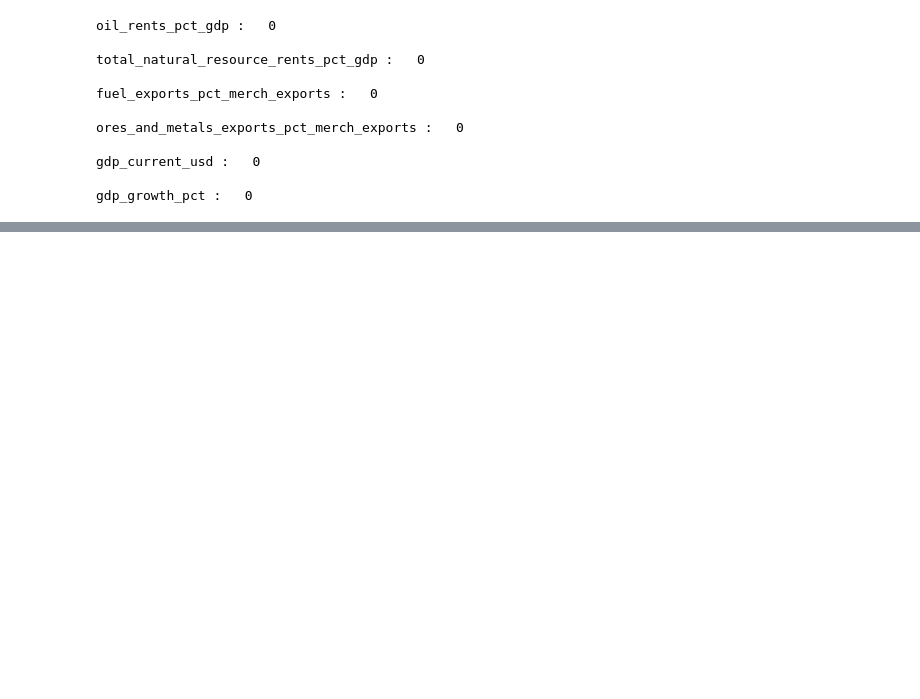
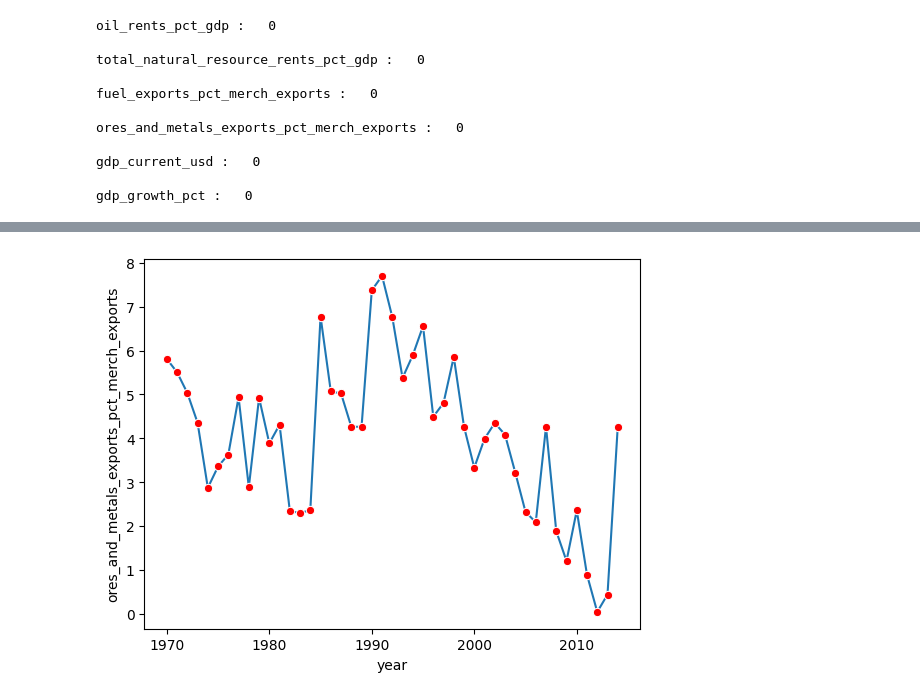
Before and after one commit to amithvardhan99/misc, a Jupyter notebook: Venezuela Resource Dependency & Economy(1960-2023)/notebook.ipynb, the cells around one changed output, grey strips where cells are left out. Cells and saved outputs as stored; diff of their text form; code cells hidden in the pictures; blank space fills up the shorter version.

```diff
--- a/Venezuela Resource Dependency & Economy(1960-2023)/notebook.ipynb
+++ b/Venezuela Resource Dependency & Economy(1960-2023)/notebook.ipynb
@@ -186,0 +225,5 @@ gdp_growth_pct :   0
+# %%
+ax = sns.lineplot(x=df_proper_pd["year"],y=df_proper_pd["ores_and_metals_exports_pct_merch_exports"],marker="o")
+ax.lines[0].set_markerfacecolor("red")
+# %% [output]
+[figure, added]
```
Also changed, not shown: parts of 9 cells of this notebook.
